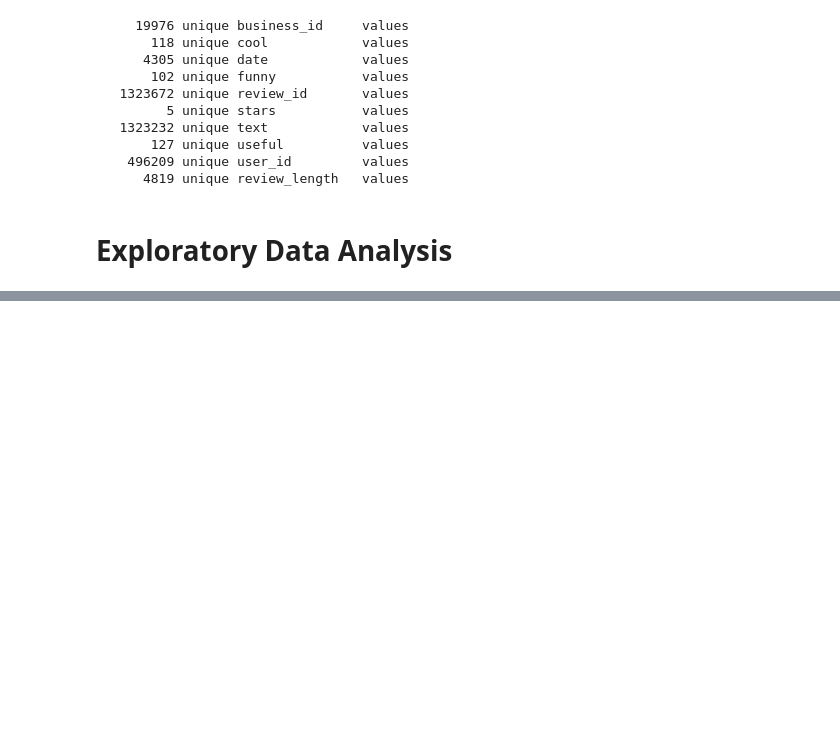
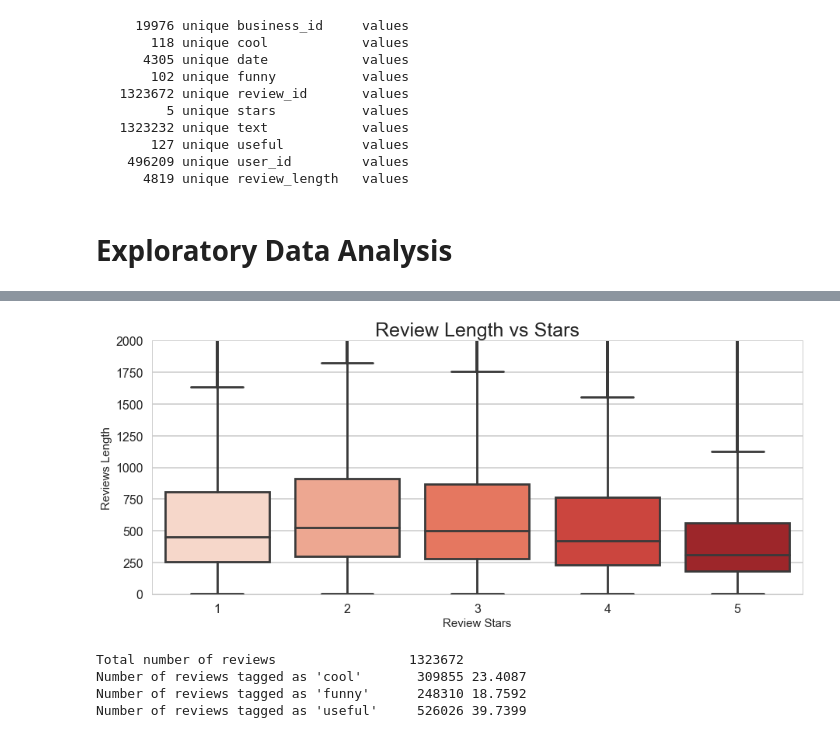
Before and after one commit to samgutentag/yelpsubtopics, a Jupyter notebook: DataExploration/EDA_01_Review_Data.ipynb, the cells around one changed output, grey strips where cells are left out. Saved outputs shown, nothing was run; the diff lists cells and outputs as text; code cells hidden in the pictures; blank space fills up the shorter version.

```diff
--- a/DataExploration/EDA_01_Review_Data.ipynb
+++ b/DataExploration/EDA_01_Review_Data.ipynb
@@ -161,0 +160,24 @@ for s in sorted(reviews.stars.unique()):
+# %%
+ax = plt.figure(figsize=FIG_SIZE)
+ax = sns.boxplot(x="stars", y="review_length", data=reviews, palette="Reds")
+
+ax.set_xlabel('Review Stars', size=LABEL_FONT_SIZE)
+ax.set_ylabel('Reviews Length', size=LABEL_FONT_SIZE)
+ax.set_title('Review Length vs Stars', size=TITLE_FONT_SIZE)
+
+ax.set_ylim([0,2000])
+
+plt.show()
+plt.close()
+# %% [output]
+[figure, added]
+# %%
+print('Total number of reviews\t\t\t{:d}'.format(reviews.shape[0]))
+print('Number of reviews tagged as \'cool\'\t {:d}\t{:2.4f}'.format(reviews[reviews.cool > 0].shape[0], (reviews[reviews.cool > 0].shape[0]/reviews.shape[0]*100.)))
+print('Number of reviews tagged as \'funny\'\t {:d}\t{:2.4f}'.format(reviews[reviews.funny > 0].shape[0], (reviews[reviews.funny > 0].shape[0]/reviews.shape[0]*100.)))
+print('Number of reviews tagged as \'useful\'\t {:d}\t{:2.4f}'.format(reviews[reviews.useful > 0].shape[0], (reviews[reviews.useful > 0].shape[0]/reviews.shape[0]*100.)))
+# %% [output]
+Total number of reviews                 1323672
+Number of reviews tagged as 'cool'       309855 23.4087
+Number of reviews tagged as 'funny'      248310 18.7592
+Number of reviews tagged as 'useful'     526026 39.7399
```
Also changed, not shown: parts of 3 cells of this notebook.
